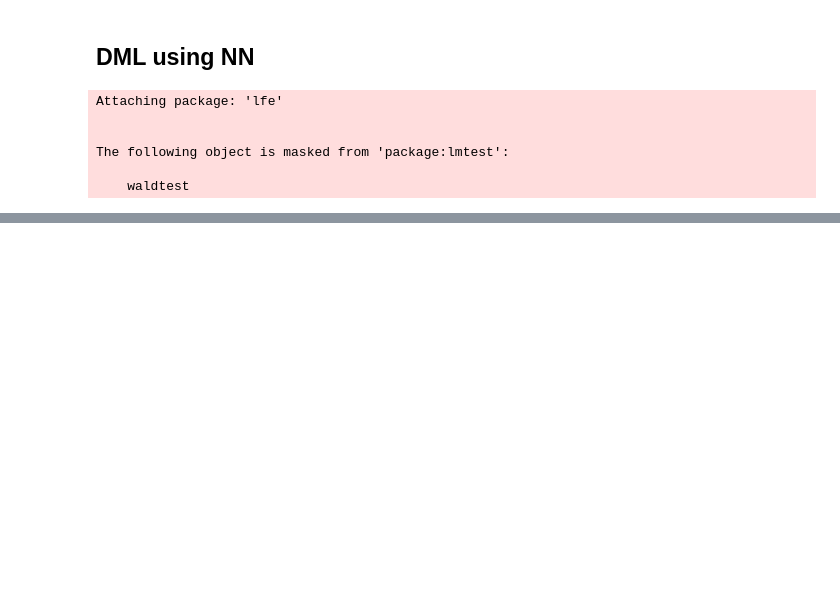
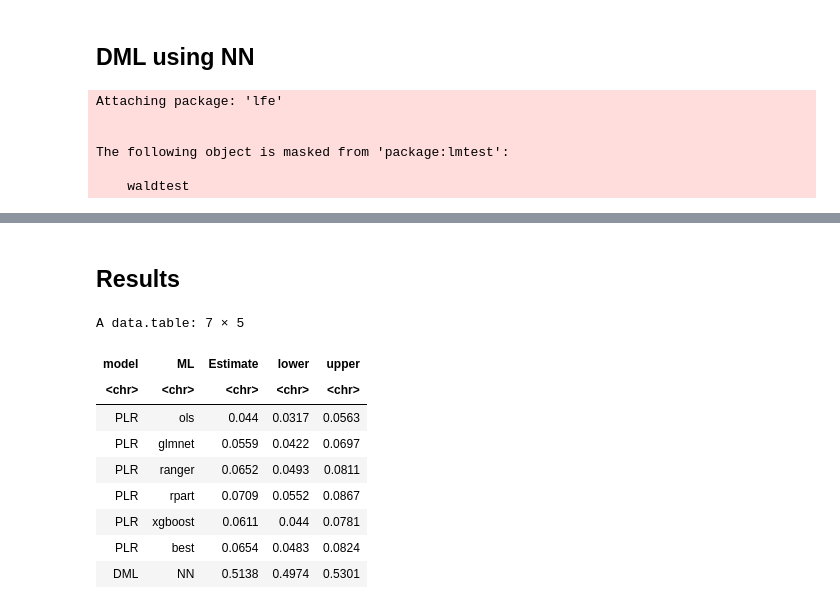
Before and after one commit to alexanderquispe/ECO293, a Jupyter notebook: project/scripts/DML_Teacher_Retention.ipynb, the cells around one changed output, grey strips where cells are left out. Drawn from its saved outputs; the diff is of its cells as text; code cells hidden in the pictures; blank space fills up the shorter version.

```diff
--- a/project/scripts/DML_Teacher_Retention.ipynb
+++ b/project/scripts/DML_Teacher_Retention.ipynb
@@ -646,13 +564,0 @@ Loaded Tensorflow version 2.6.0
-# %%
-rfit <- lm(ytil ~ dtil)    #estimate the main parameter by regressing one residual on the other
-data <- data.frame(cbind(ytil, dtil))
-# rfit <- felm(ytil ~ dtil|0|0|Clasification,data=data)
-coef.est <- coef(rfit)[2]  #extract coefficient
-#HC <- vcovHC(rfit)
-se    <- summary(rfit,robust=T)$coefficients[2,2]
-lower <- confint(rfit)[2,1]
-upper <- confint(rfit)[2,2]
-predict <- predict(rfit)
-
-cat("coef = ", coef.est , ", se = ", se,
-            ", lower = ", lower, ", upper = ", upper)  #printing output
@@ -664,0 +572,29 @@ DML2.nn = DML2.for.NN(z_nn, d_nn, y_nn, nfold=5, 100, 10)
+# %% [markdown]
+## Results
+# %%
+# Results
+confints = rbind(dml_plr_lm$confint(), dml_plr_lasso$confint(), dml_plr_forest$confint(),
+                 dml_plr_tree$confint(), dml_plr_boost$confint(), dml_plr_best$confint())
+estimates = c(dml_plr_lm$coef, dml_plr_lasso$coef, dml_plr_forest$coef,
+              dml_plr_tree$coef, dml_plr_boost$coef, dml_plr_best$coef)
+result_plr = data.table("model" = "PLR",
+                        "ML" = c("ols", "glmnet", "ranger", "rpart", "xgboost", "best"),
+                        "Estimate" = round(estimates, 4),
+                        "lower" = round(confints[,1],4),
+                        "upper" = round(confints[,2],4))
+# Add the new row
+NN <- c("DML", "NN", round(DML2.nn$coef.est[[1]], 4), round(DML2.nn$lower,4), round(DML2.nn$upper,4))
+result_plr <- rbind(result_plr, as.list(NN))
+
+result_plr
+# %% [output]
+A data.table: 7 × 5
+| model | ML | Estimate | lower | upper |
+| <chr> | <chr> | <chr> | <chr> | <chr> |
+| PLR | ols | 0.044 | 0.0317 | 0.0563 |
+| PLR | glmnet | 0.0559 | 0.0422 | 0.0697 |
+| PLR | ranger | 0.0652 | 0.0493 | 0.0811 |
+| PLR | rpart | 0.0709 | 0.0552 | 0.0867 |
+| PLR | xgboost | 0.0611 | 0.044 | 0.0781 |
+| PLR | best | 0.0654 | 0.0483 | 0.0824 |
+| DML | NN | 0.5138 | 0.4974 | 0.5301 |
```
Also changed, not shown: parts of 8 cells of this notebook.
